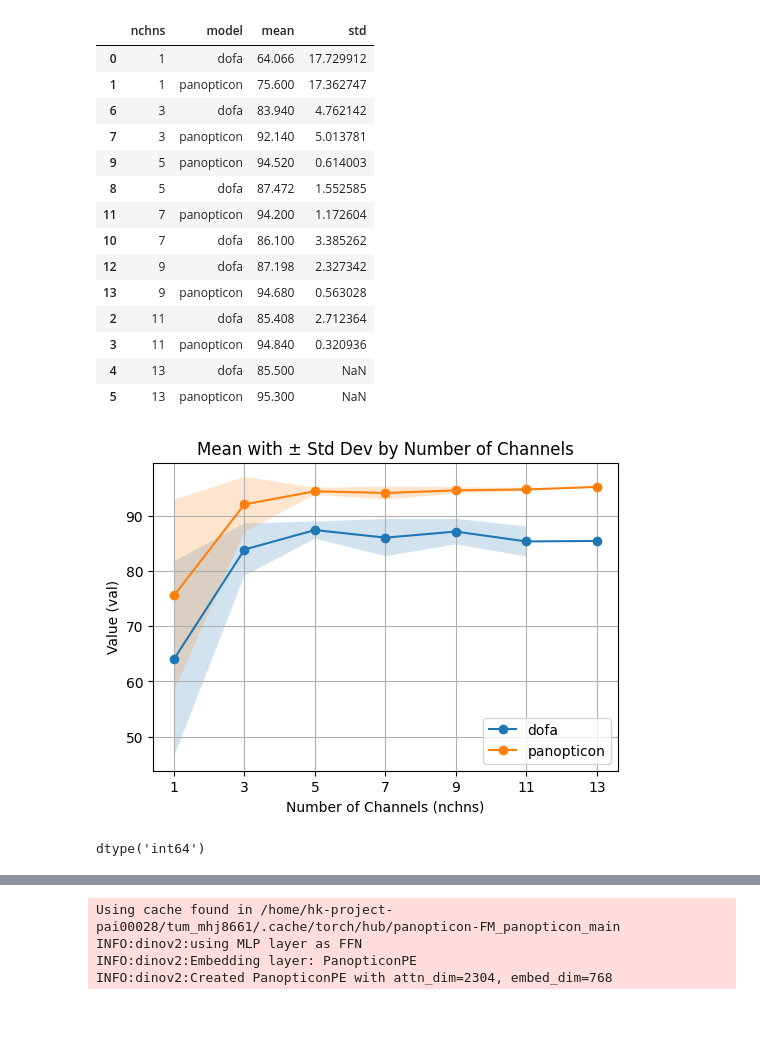
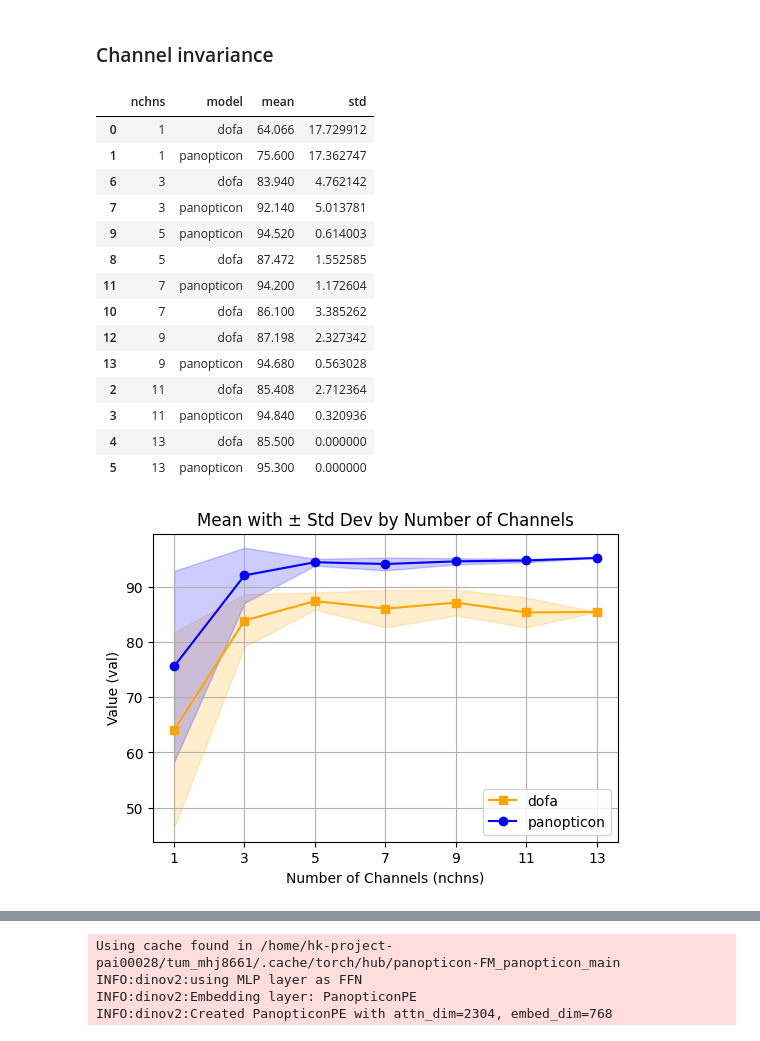
Before and after one commit to geobreeze/geobreeze, a Jupyter notebook: gb.ipynb, the cells around one changed output, grey strips where cells are left out. Saved outputs shown, nothing was run; the diff lists cells and outputs as text; code cells hidden in the pictures.

```diff
--- a/gb.ipynb
+++ b/gb.ipynb
@@ -3,3 +3,17 @@ from dotenv import load_dotenv
 load_dotenv('/home/hk-project-pai00028/tum_mhj8661/code/geobreeze/.env')
 %load_ext autoreload
 %autoreload 2
+
+def get_aestetics(model):
+    MODEL_TO_AESTETICS = {
+        'panopticon': ('blue', 'o'),
+        'dofa': ('orange', 's'),
+        'softcon': ('green', '^'),
+        'dino': ('red', 'x'),
+        'croma': ('purple', 'D'),
+    }
+
+    for key, value in MODEL_TO_AESTETICS.items():
+        if key in model:
+            return value
+    raise ValueError(f"Model {model} not found in aesthetics mapping.")
@@ -9,3 +105,5 @@ The autoreload extension is already loaded. To reload it, use:
+# %% [markdown]
+### Channel invariance
 # %%
 import pandas as pd
 import matplotlib.pyplot as plt
@@ -19,61 +117,55 @@ df = pd.read_csv(os.path.join(p,'results.csv')).drop(columns=['Unnamed: 0'])
 
 
 df = df[df['metric'] == 'acc_top-1_micro']
+df['model'] = df['relpath'].apply(lambda x: x.split('/')[0])
 df['nchns'] = df['relpath'].apply(lambda x: x.split('/')[1])
-df['model'] = df['relpath'].apply(lambda x: x.split('/')[0])
 
 
 dfplot = df.groupby(['nchns', 'model'])['val'].agg(['mean', 'std']).reset_index()
 dfplot['nchns'] = pd.to_numeric(dfplot['nchns'])
 dfplot.sort_values('nchns', inplace=True)
+dfplot.fillna(0.0, inplace=True)
 display(dfplot)
 
 
 # Plot mean with ± std as bands
 plt.figure(figsize=(6, 4))
 
 for model in dfplot['model'].unique():
     model_data = dfplot[dfplot['model'] == model]
-    plt.plot(model_data['nchns'], model_data['mean'], label=model, marker='o')
+    color, marker = get_aestetics(model)
+
+    plt.plot(model_data['nchns'], model_data['mean'], label=model, color=color, marker=marker)
     plt.fill_between(model_data['nchns'],
                      model_data['mean'] - model_data['std'],
                      model_data['mean'] + model_data['std'],
-                     alpha=0.2, )
-
-# plt.plot(dfplot['nchns'], dfplot['mean'], label='Mean', marker='o')
-# plt.fill_between(dfplot['nchns'],
-#                  dfplot['mean'] - dfplot['std'],
-#                  dfplot['mean'] + dfplot['std'],
-#                  color='gray', alpha=0.2, label='± Std Dev')
+                     alpha=0.2,
+                     color=color)
 
 plt.title('Mean with ± Std Dev by Number of Channels')
 plt.xlabel('Number of Channels (nchns)')
 plt.xticks(ticks=range(1, 14, 2))
 plt.ylabel('Value (val)')
 plt.legend()
 plt.grid(True)
 plt.show()
 # %% [output]
 |  | nchns | model | mean | std |
 | 0 | 1 | dofa | 64.066 | 17.729912 |
 | 1 | 1 | panopticon | 75.600 | 17.362747 |
 | 6 | 3 | dofa | 83.940 | 4.762142 |
 | 7 | 3 | panopticon | 92.140 | 5.013781 |
 | 9 | 5 | panopticon | 94.520 | 0.614003 |
 | 8 | 5 | dofa | 87.472 | 1.552585 |
 | 11 | 7 | panopticon | 94.200 | 1.172604 |
 | 10 | 7 | dofa | 86.100 | 3.385262 |
 | 12 | 9 | dofa | 87.198 | 2.327342 |
 | 13 | 9 | panopticon | 94.680 | 0.563028 |
 | 2 | 11 | dofa | 85.408 | 2.712364 |
 | 3 | 11 | panopticon | 94.840 | 0.320936 |
-| 4 | 13 | dofa | 85.500 | NaN |
-| 5 | 13 | panopticon | 95.300 | NaN |
+| 4 | 13 | dofa | 85.500 | 0.000000 |
+| 5 | 13 | panopticon | 95.300 | 0.000000 |
-[figure, old version]
+[figure, new version]
-# %%
-dfplot['nchns'].dtype
-# %% [output]
-dtype('int64')
 # %%
 """ generate random channel combinations"""
 
```
Also changed, not shown: parts of 6 cells of this notebook, 7 other files.
